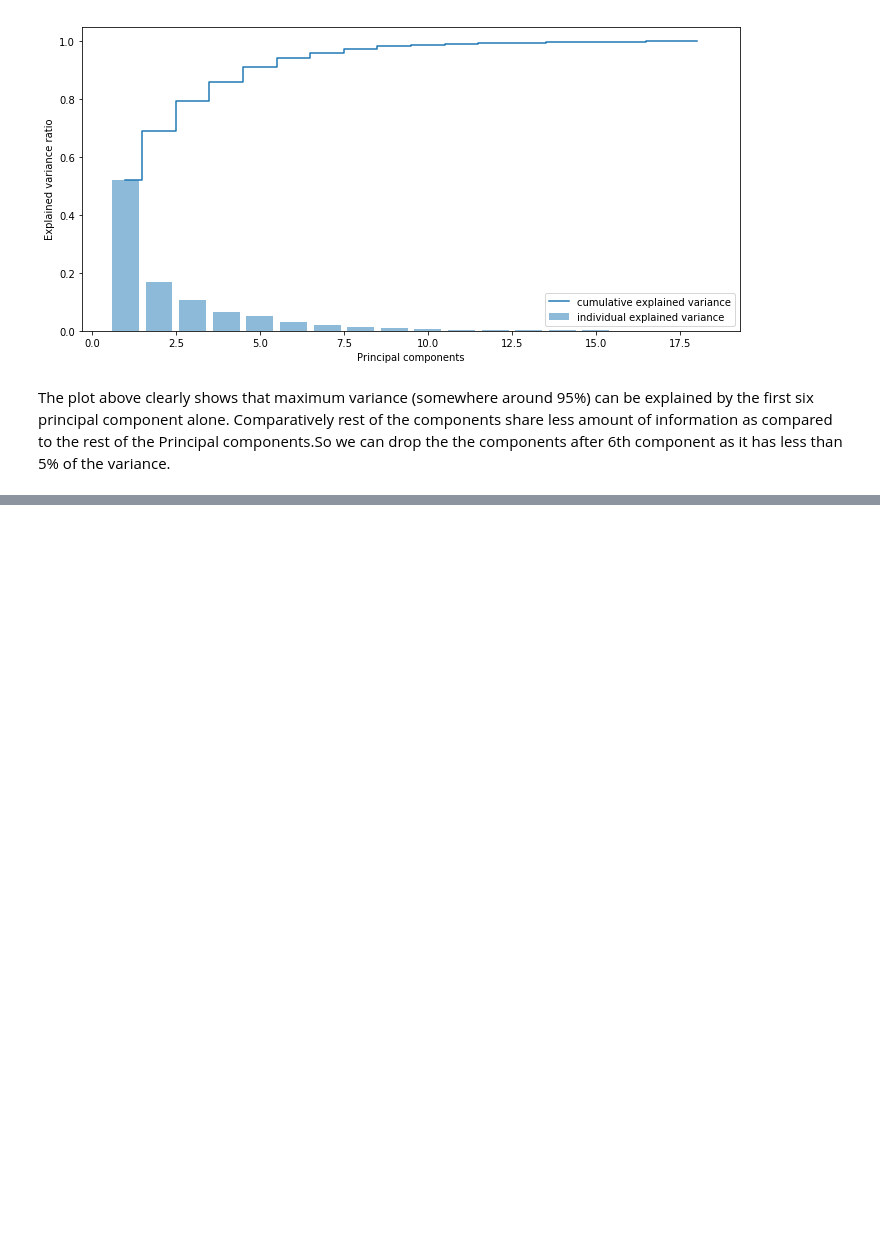
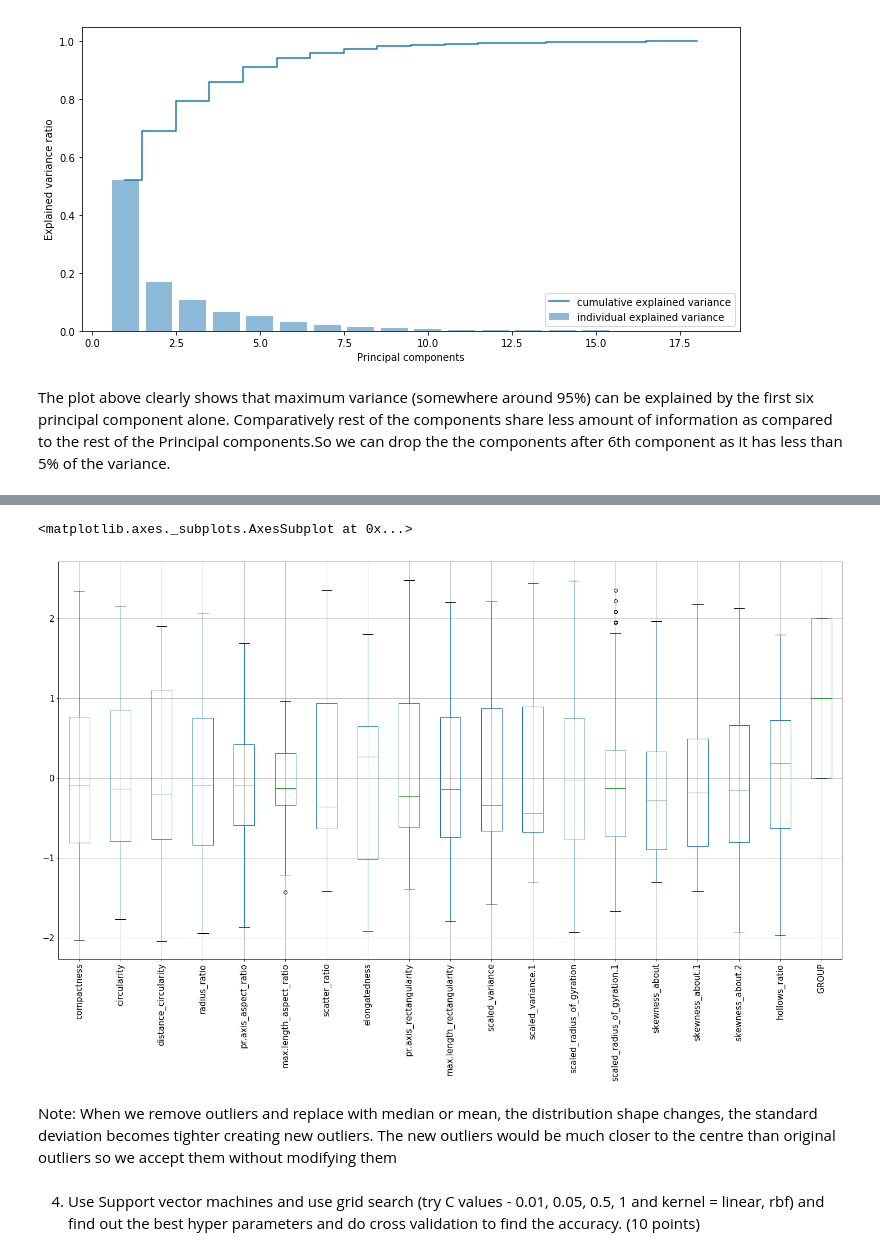
Before and after one commit to GreatLearningAIML1/bangalore-feb-batch-obulirajs, a Jupyter notebook: Unsupervised Learning_R5_Project2.ipynb, the cells around one changed output, grey strips where cells are left out. Cells and saved outputs as stored; diff of their text form; code cells hidden in the pictures; blank space fills up the shorter version.

```diff
--- a/Unsupervised Learning_R5_Project2.ipynb
+++ b/Unsupervised Learning_R5_Project2.ipynb
@@ -479,0 +532,4 @@ Proj_data_2D = np.dot(X_std,P_reduce.T)   # projecting original data into princi
+# %%
+cluster = KMeans( n_clusters = 3, random_state = 2354 )
+cluster.fit(result_z)
+vehicle_attr_z_copy = result_z.copy(deep = True)  # Creating a mirror copy for later re-use instead of building repeatedly
@@ -479,0 +556,20 @@ Proj_data_2D = np.dot(X_std,P_reduce.T)   # projecting original data into princi
+# %%
+# As a result of clustering, we have the clustering label. Let's put these labels back into the original numeric data frame.
+# print(len(cluster.labels_))
+# dataFS['cluster'] = cluster.labels_
+# dataFS.head()
+# dataFS = dataFS.drop('cluster', axis=1)
+result_z['GROUP'] = cluster.labels_
+# %%
+# Handling Outier
+data = result_z
+
+def replace(group):
+    median, std = group.median(), group.std()  #Get the median and the standard deviation of every group
+    outliers = (group - median).abs() > 2*std # Subtract median from every member of each group. Take absolute values > 2std
+    group[outliers] = group.median()
+    return group
+
+data_corrected = (data.groupby('GROUP').transform(replace))
+concat_data = data_corrected.join(pd.DataFrame(result_z['GROUP']))
+# concat_data = concat_data.join(pd.DataFrame(y))
@@ -479,0 +599,7 @@ Proj_data_2D = np.dot(X_std,P_reduce.T)   # projecting original data into princi
+# %%
+concat_data.boxplot(rot=90, figsize=(25,13), fontsize=15)
+# %% [output]
+<matplotlib.axes._subplots.AxesSubplot at 0x...>
+[figure, added]
+# %% [markdown]
+Note: When we remove outliers and replace with median or mean, the distribution shape changes, the standard deviation becomes tighter creating new outliers. The new outliers would be much closer to the centre than original outliers so we accept them without modifying them
@@ -479,0 +610,3 @@ Proj_data_2D = np.dot(X_std,P_reduce.T)   # projecting original data into princi
+# %% [markdown]
+4. Use Support vector machines and use grid search (try C values - 0.01, 0.05, 0.5, 1 and kernel = linear, rbf) and
+find out the best hyper parameters and do cross validation to find the accuracy. (10 points)
```
Also changed, not shown: parts of 21 cells of this notebook.
